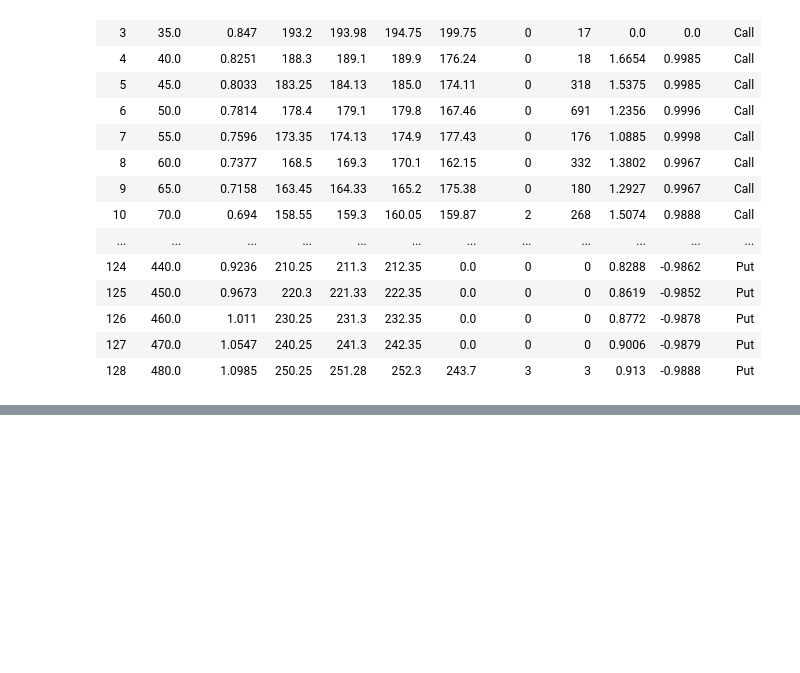
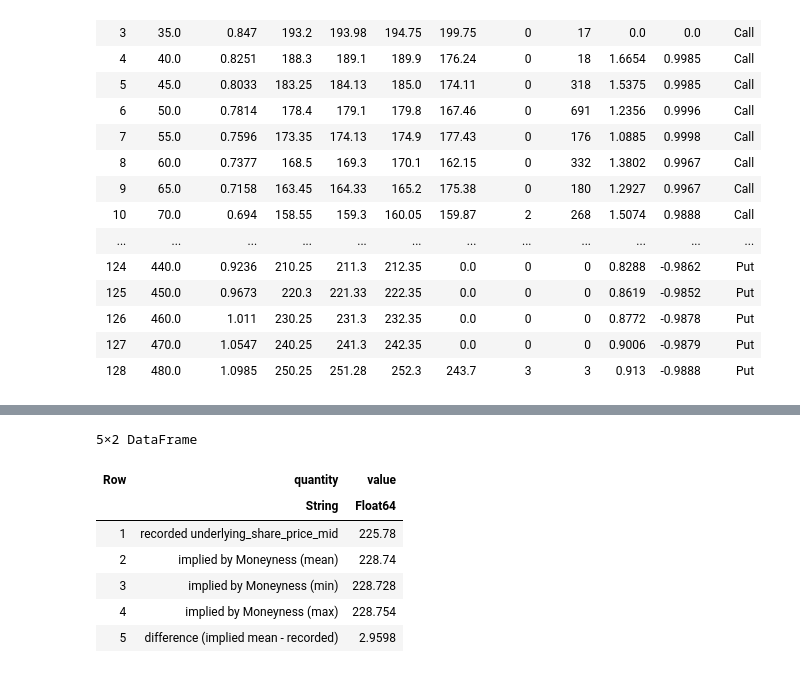
Before and after one commit to varnerlab/CHEME-5660-CourseRepository-Fall-2026, a Jupyter notebook: lectures/week-8/L8b/CHEME-5660-L8b-Example-SingleContractPayoffProfit-Fall-2026.ipynb, the cells around one changed output, grey strips where cells are left out. Cells and saved outputs as stored; diff of their text form; code cells hidden in the pictures; blank space fills up the shorter version.

```diff
--- a/lectures/week-8/L8b/CHEME-5660-L8b-Example-SingleContractPayoffProfit-Fall-2026.ipynb
+++ b/lectures/week-8/L8b/CHEME-5660-L8b-Example-SingleContractPayoffProfit-Fall-2026.ipynb
@@ -91,0 +97,25 @@ ____
+# %%
+implied_spot_table = let
+
+    # initialize -
+    calls = filter([:Type] => (t) -> (t == "Call"), optionschain);
+    calls = filter([:Strike] => (K) -> (150.0 ≤ K ≤ 300.0), calls); # liquid strikes near the money
+
+    # each row implies a share price: S = K/(1-M) -
+    implied = calls.Strike ./ (1.0 .- calls.Moneyness);
+
+    # return a small summary -
+    DataFrame(
+        quantity = ["recorded underlying_share_price_mid", "implied by Moneyness (mean)", "implied by Moneyness (min)", "implied by Moneyness (max)", "difference (implied mean - recorded)"],
+        value = round.([Sₒ, sum(implied)/length(implied), minimum(implied), maximum(implied), sum(implied)/length(implied) - Sₒ], digits = 4)
+    );
+end
+# %% [output]
+5×2 DataFrame
+| Row | quantity | value |
+|  | String | Float64 |
+| 1 | recorded underlying_share_price_mid | 225.78 |
+| 2 | implied by Moneyness (mean) | 228.74 |
+| 3 | implied by Moneyness (min) | 228.728 |
+| 4 | implied by Moneyness (max) | 228.754 |
+| 5 | difference (implied mean - recorded) | 2.9598 |
```
Also changed, not shown: parts of 42 cells of this notebook, 18 other files.
